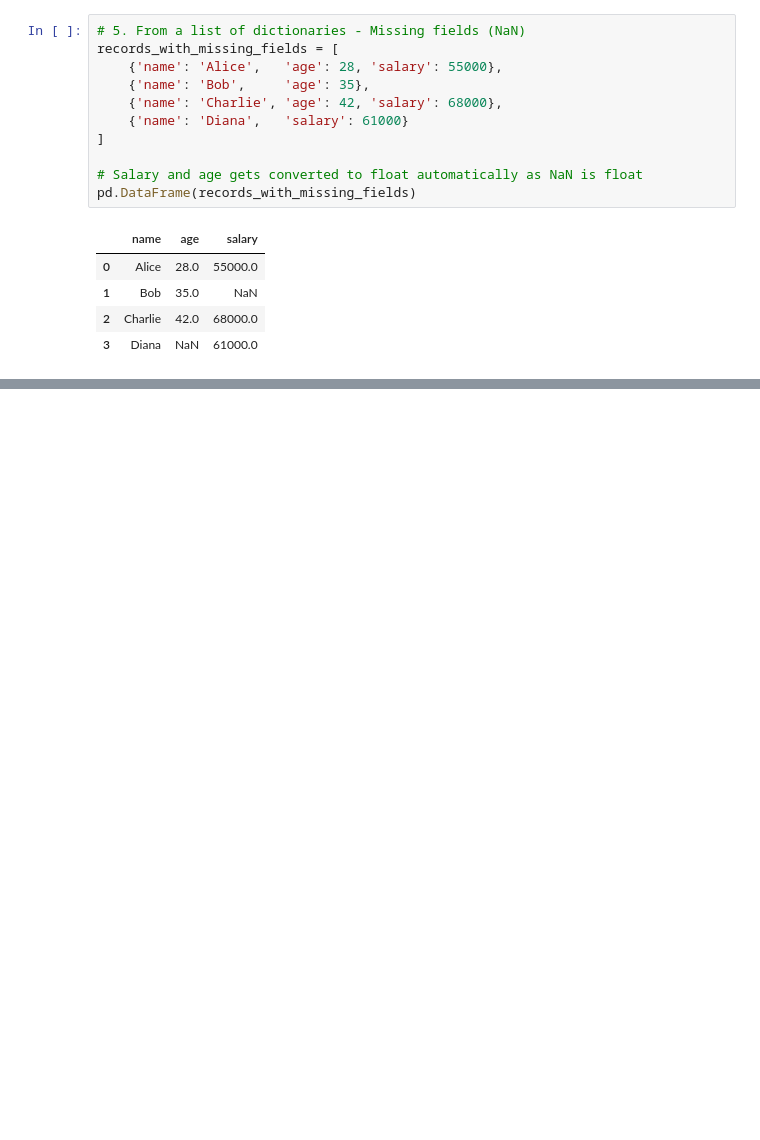
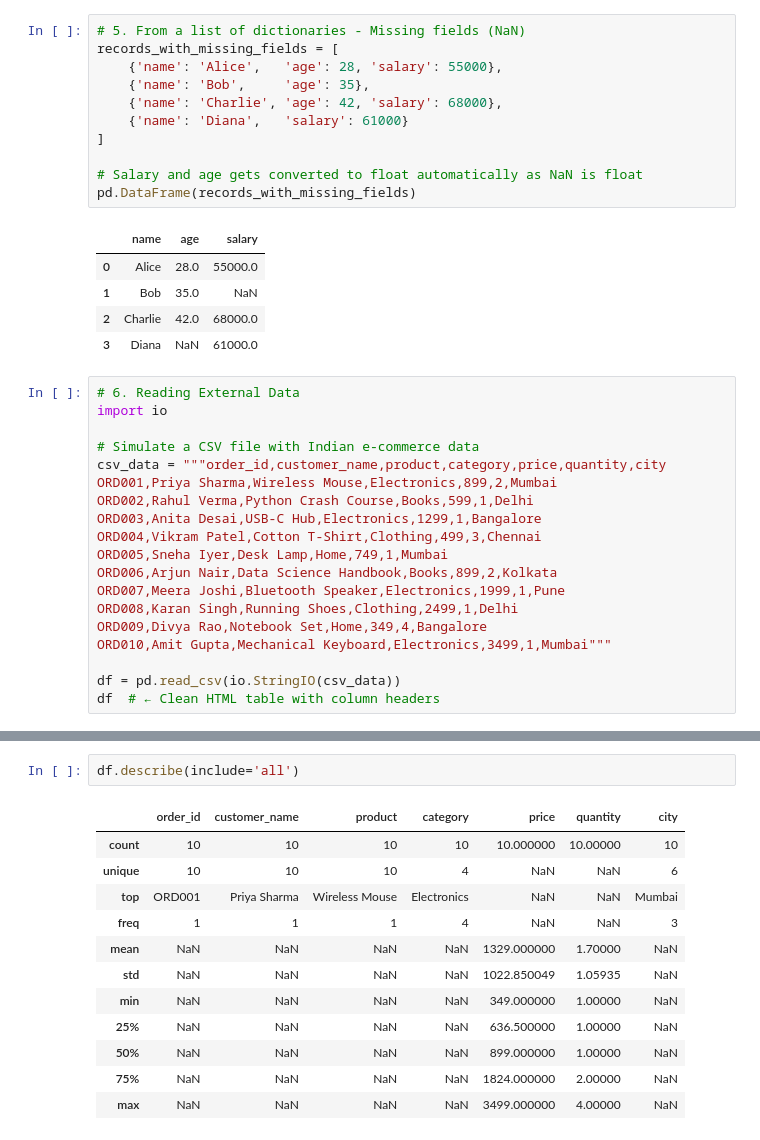
Before and after one commit to Alok-Senapati/Collab-Notebooks, a Jupyter notebook: pandas/Pandas DataFrames - Creation, Indexing & Selection.ipynb, the cells around one changed output, grey strips where cells are left out. Saved outputs shown, nothing was run; the diff lists cells and outputs as text; blank space fills up the shorter version.

Commit message:
Pandas DataFrames - Creation, Indexing & Selection

```diff
--- a/pandas/Pandas DataFrames - Creation, Indexing & Selection.ipynb
+++ b/pandas/Pandas DataFrames - Creation, Indexing & Selection.ipynb
@@ -297,3 +299,22 @@ pd.DataFrame(records_with_missing_fields)
 | 1 | Bob | 35.0 | NaN |
 | 2 | Charlie | 42.0 | 68000.0 |
 | 3 | Diana | NaN | 61000.0 |
+# %%
+# 6. Reading External Data
+import io
+
+# Simulate a CSV file with Indian e-commerce data
+csv_data = """order_id,customer_name,product,category,price,quantity,city
+ORD001,Priya Sharma,Wireless Mouse,Electronics,899,2,Mumbai
+ORD002,Rahul Verma,Python Crash Course,Books,599,1,Delhi
+ORD003,Anita Desai,USB-C Hub,Electronics,1299,1,Bangalore
+ORD004,Vikram Patel,Cotton T-Shirt,Clothing,499,3,Chennai
+ORD005,Sneha Iyer,Desk Lamp,Home,749,1,Mumbai
+ORD006,Arjun Nair,Data Science Handbook,Books,899,2,Kolkata
+ORD007,Meera Joshi,Bluetooth Speaker,Electronics,1999,1,Pune
+ORD008,Karan Singh,Running Shoes,Clothing,2499,1,Delhi
+ORD009,Divya Rao,Notebook Set,Home,349,4,Bangalore
+ORD010,Amit Gupta,Mechanical Keyboard,Electronics,3499,1,Mumbai"""
+
+df = pd.read_csv(io.StringIO(csv_data))
+df  # ← Clean HTML table with column headers
@@ -299,0 +496,15 @@ pd.DataFrame(records_with_missing_fields)
+# %%
+df.describe(include='all')
+# %% [output]
+|  | order_id | customer_name | product | category | price | quantity | city |
+| count | 10 | 10 | 10 | 10 | 10.000000 | 10.00000 | 10 |
+| unique | 10 | 10 | 10 | 4 | NaN | NaN | 6 |
+| top | ORD001 | Priya Sharma | Wireless Mouse | Electronics | NaN | NaN | Mumbai |
+| freq | 1 | 1 | 1 | 4 | NaN | NaN | 3 |
+| mean | NaN | NaN | NaN | NaN | 1329.000000 | 1.70000 | NaN |
+| std | NaN | NaN | NaN | NaN | 1022.850049 | 1.05935 | NaN |
+| min | NaN | NaN | NaN | NaN | 349.000000 | 1.00000 | NaN |
+| 25% | NaN | NaN | NaN | NaN | 636.500000 | 1.00000 | NaN |
+| 50% | NaN | NaN | NaN | NaN | 899.000000 | 1.00000 | NaN |
+| 75% | NaN | NaN | NaN | NaN | 1824.000000 | 2.00000 | NaN |
+| max | NaN | NaN | NaN | NaN | 3499.000000 | 4.00000 | NaN |
```
Also changed, not shown: parts of 28 cells of this notebook.
